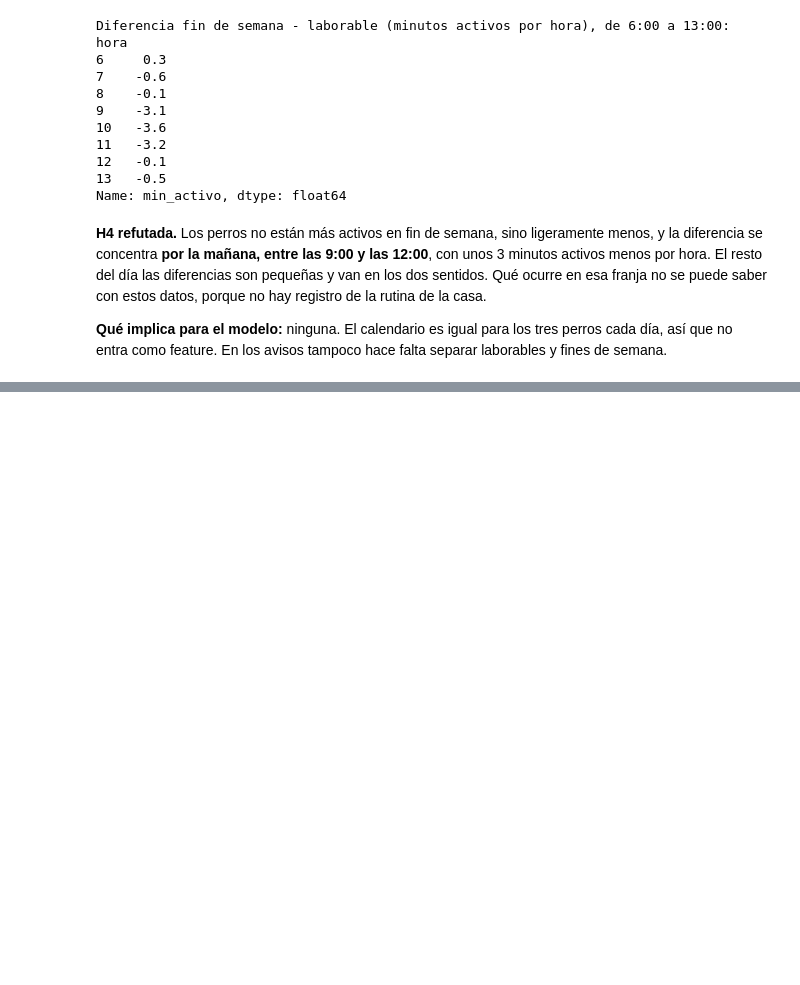
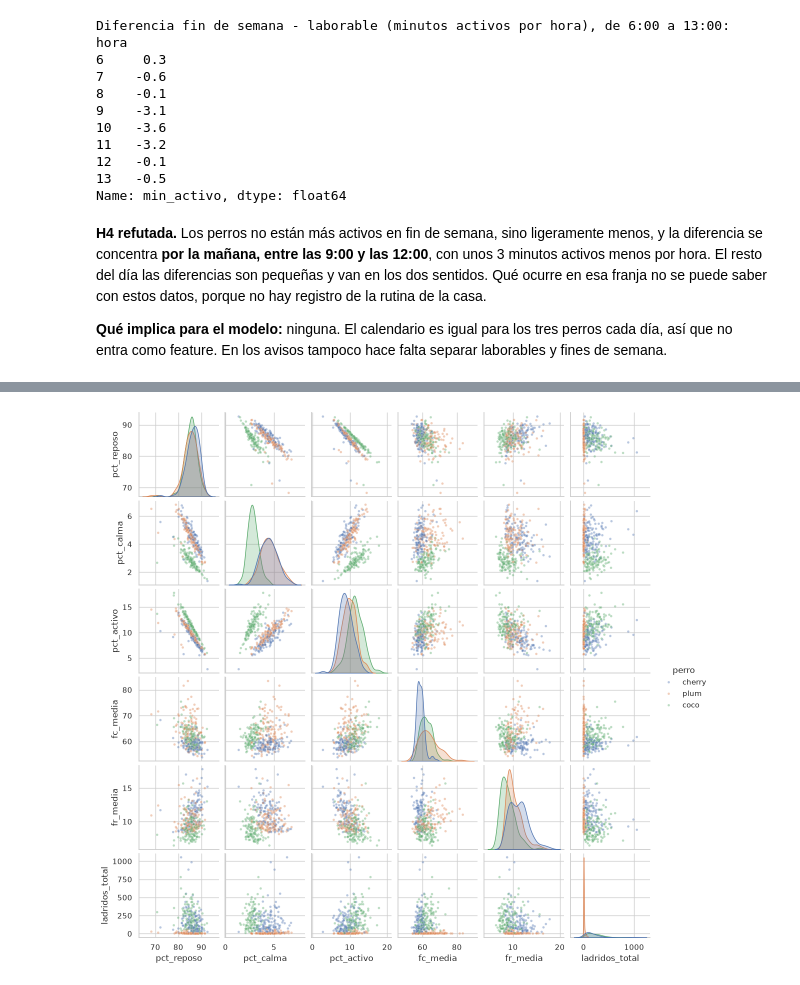
Before and after one commit to claudiavera156/ML_Huella_Conductual, a Jupyter notebook: main.ipynb, the cells around one changed output, grey strips where cells are left out. Saved outputs shown, nothing was run; the diff lists cells and outputs as text; code cells hidden in the pictures; blank space fills up the shorter version.

```diff
--- a/main.ipynb
+++ b/main.ipynb
@@ -874,0 +927,7 @@ Name: min_activo, dtype: float64
+# %%
+grafico = sns.pairplot(train_set[["perro"] + SENALES_MV + ["ladridos_total"]], hue="perro",
+                       plot_kws={"alpha": 0.4, "s": 12}, height=1.9)
+grafico.savefig("src/img/paso7_pairplot.png", dpi=120)
+plt.show()
+# %% [output]
+[figure, added]
```
Also changed, not shown: parts of 7 cells of this notebook, 3 other files.
